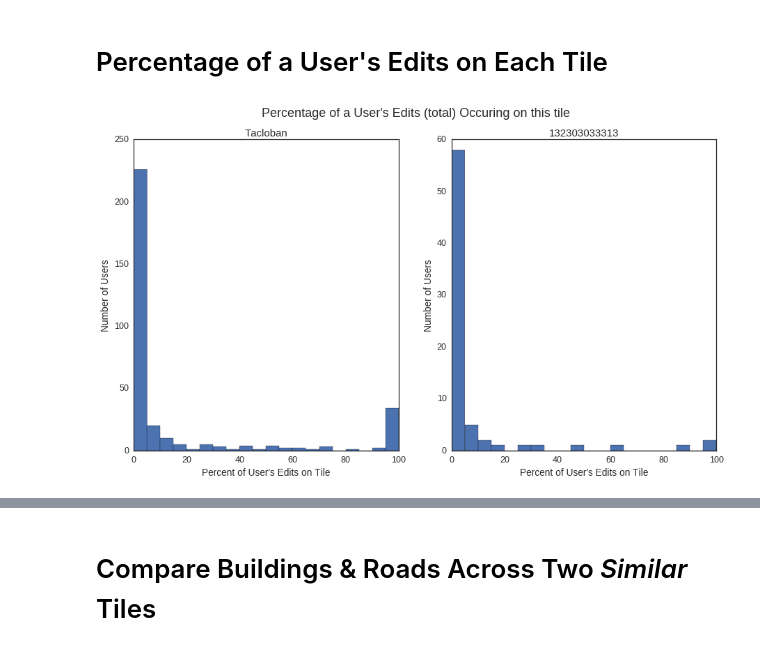
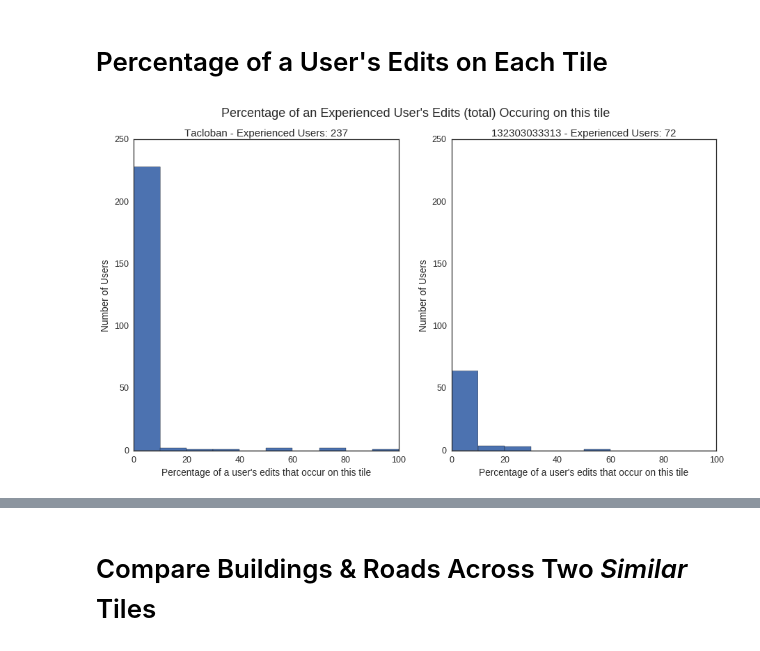
Before and after one commit to jenningsanderson/contributor-centric-qa, a Jupyter notebook: Study Tile 2 - Tacloban, Philippines.ipynb, the cells around one changed output, grey strips where cells are left out. Drawn from its saved outputs; the diff is of its cells as text; code cells hidden in the pictures.

Commit message:
adding user focus

```diff
--- a/Study Tile 2 - Tacloban, Philippines.ipynb
+++ b/Study Tile 2 - Tacloban, Philippines.ipynb
@@ -310,18 +310,20 @@ plt.figlegend(handles, labels, loc='upper center', ncol=2, fontsize=15)
 # %%
 sns.set(font_scale=1.25)
 plt.style.use('seaborn-white')
 fig, axs = plt.subplots(nrows=1, ncols=2, figsize=(15,8), facecolor='w', edgecolor='k')
 
-current_tile_df.plot(ax=axs[0], kind='hist',y=['percent_user_edits'], legend=None, bins=np.arange(0,101,5))
-axs[0].set_title(study_tiles[study_tile_idx]['name'])
+current_tile_df.query('total_editing_days_ever>7').plot(ax=axs[0], kind='hist',y=['percent_user_edits'], legend=None, bins=np.arange(0,101,10))
+axs[0].set_title(study_tiles[study_tile_idx]['name'] + " - Experienced Users: "+str(len(current_tile_df.query('total_editing_days_ever>7'))))
 
-compare_tile_df.plot(ax=axs[1], kind='hist',y=['percent_user_edits'], legend=None, bins=np.arange(0,101,5))
-axs[1].set_title(study_tiles[study_tile_idx]['compare_tiles'][idx]['quad'])
+compare_tile_df.query('total_editing_days_ever>7').plot(ax=axs[1], kind='hist',y=['percent_user_edits'], legend=None, bins=np.arange(0,101,10))
+axs[1].set_title(study_tiles[study_tile_idx]['compare_tiles'][idx]['quad'] + " - Experienced Users: "+str(len(compare_tile_df.query('total_editing_days_ever>7'))))
+
+axs[1].set_ylim(axs[0].get_ylim())
 
 for ax in axs:
-    ax.set_xlabel("Percent of User's Edits on Tile")
+    ax.set_xlabel("Percentage of a user's edits that occur on this tile")
     ax.set_ylabel('Number of Users')
-plt.suptitle("Percentage of a User's Edits (total) Occuring on this tile",fontsize=18)
+plt.suptitle("Percentage of an Experienced User's Edits (total) Occuring on this tile",fontsize=18)
 None
 # %% [output]
-[figure, old version]
+[figure, new version]
```
Also changed, not shown: parts of 2 cells of this notebook, 4 other files.
